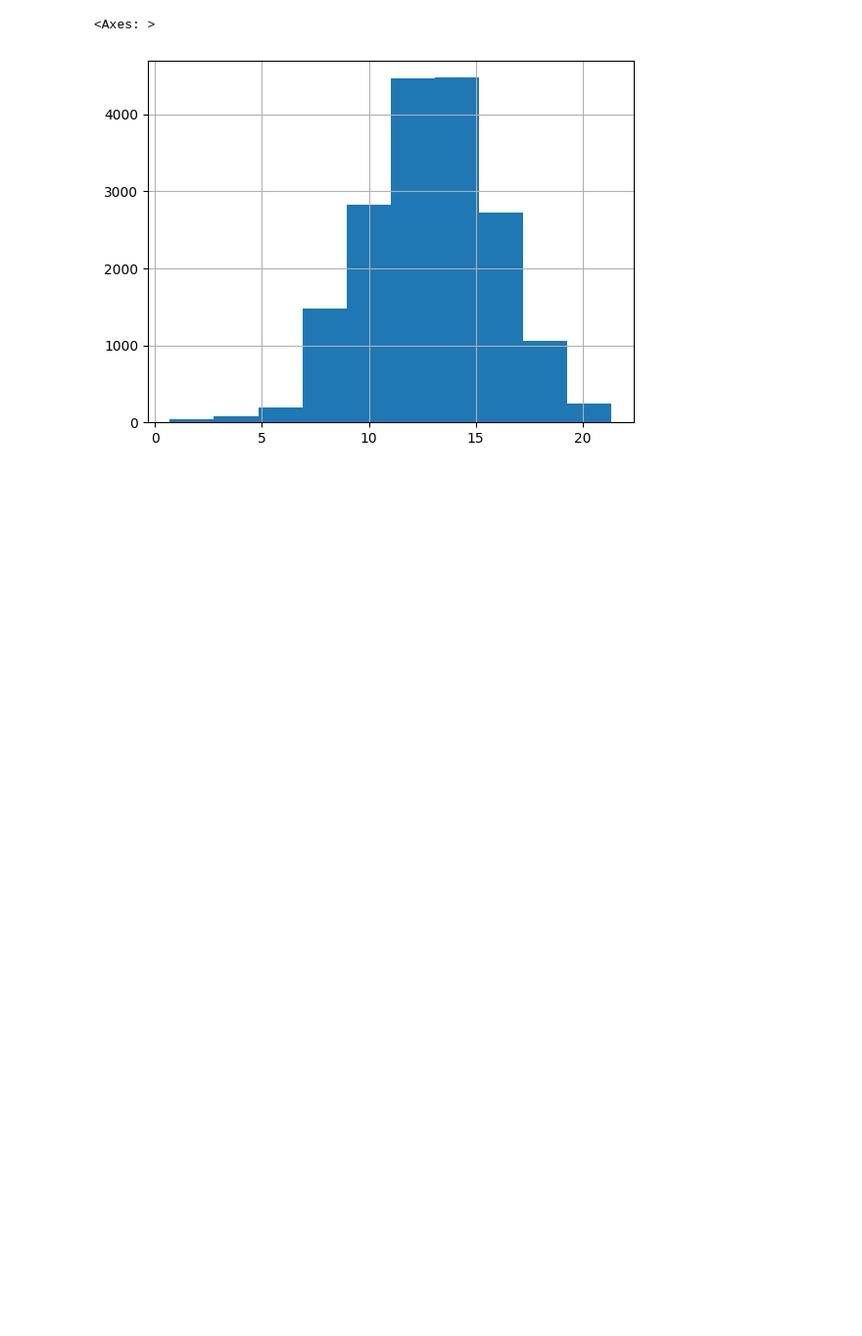
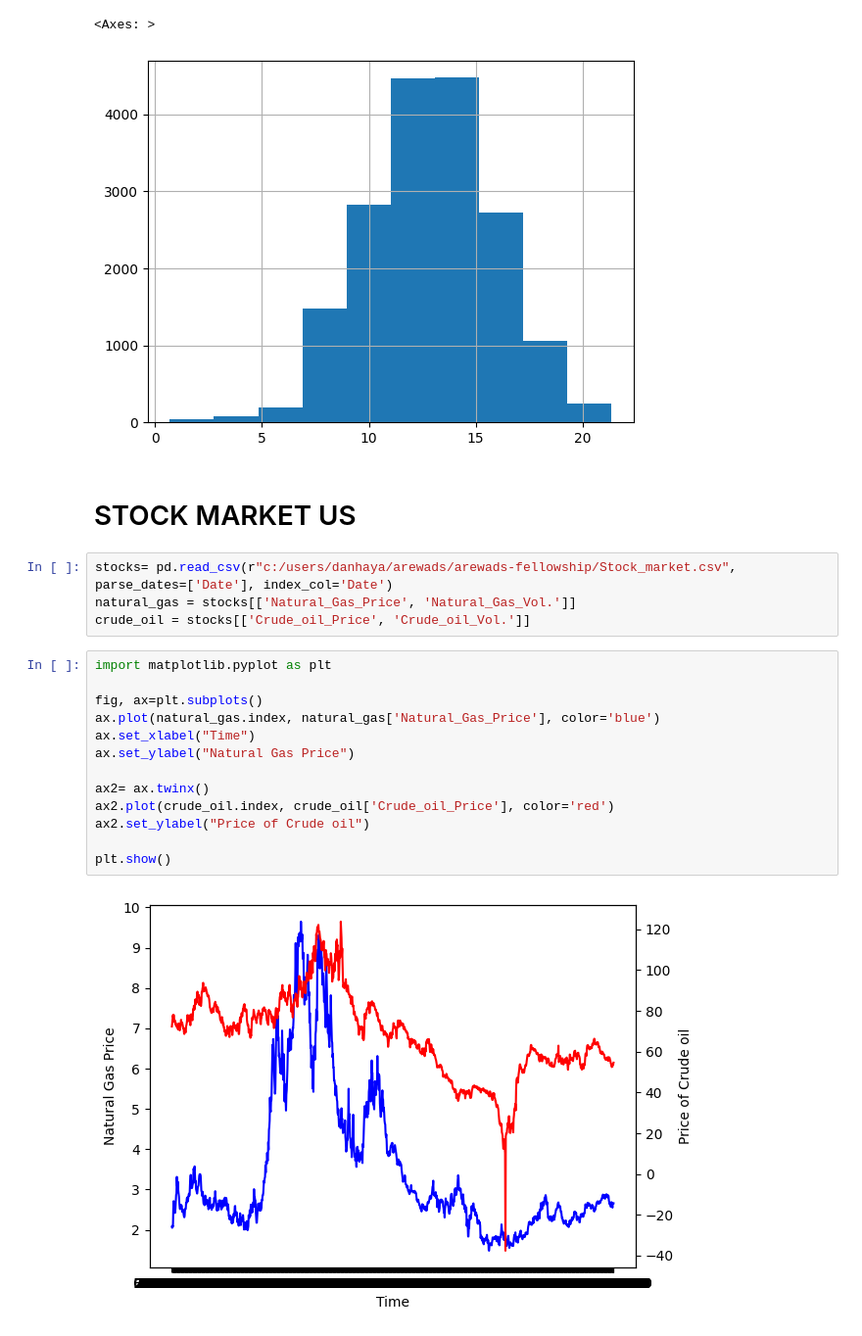
Before and after one commit to HABUDANHAYABK/Associate-Data-Scientist-in-Python, a Jupyter notebook: Data_Visualization_with_Matplotlib/Plotting_timeseries.ipynb, the cells around one changed output. Shown at 98% size. Cells and saved outputs as stored; diff of their text form; blank space fills up the shorter version.

```diff
--- a/Data_Visualization_with_Matplotlib/Plotting_timeseries.ipynb
+++ b/Data_Visualization_with_Matplotlib/Plotting_timeseries.ipynb
@@ -117,3 +121,24 @@ co2_emission['log_emission'].hist()
 # %% [output]
 <Axes: >
 [figure]
+# %% [markdown]
+# STOCK MARKET US
+# %%
+stocks= pd.read_csv(r"c:/users/danhaya/arewads/arewads-fellowship/Stock_market.csv", parse_dates=['Date'], index_col='Date')
+natural_gas = stocks[['Natural_Gas_Price', 'Natural_Gas_Vol.']]
+crude_oil = stocks[['Crude_oil_Price', 'Crude_oil_Vol.']]
+# %%
+import matplotlib.pyplot as plt
+
+fig, ax=plt.subplots()
+ax.plot(natural_gas.index, natural_gas['Natural_Gas_Price'], color='blue')
+ax.set_xlabel("Time")
+ax.set_ylabel("Natural Gas Price")
+
+ax2= ax.twinx()
+ax2.plot(crude_oil.index, crude_oil['Crude_oil_Price'], color='red')
+ax2.set_ylabel("Price of Crude oil")
+
+plt.show()
+# %% [output]
+[figure, added]
```
Also changed, not shown: parts of 9 cells of this notebook.
